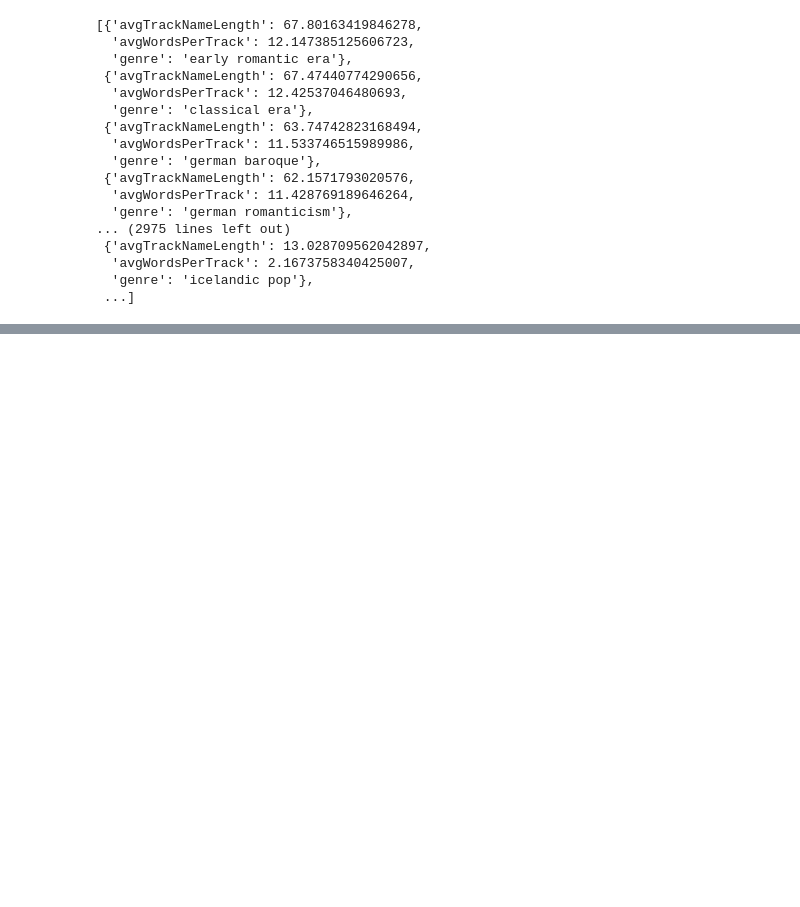
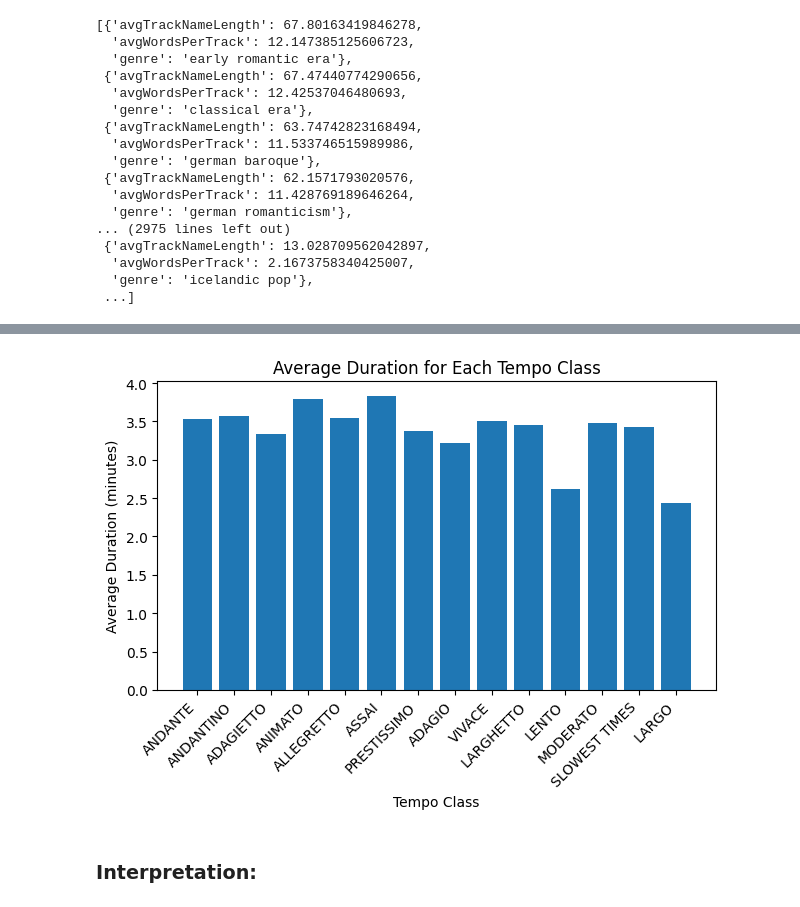
Before and after one commit to giuseppeegentile/mongtify-SMBUD-2324, a Jupyter notebook: Query analysis.ipynb, the cells around one changed output, grey strips where cells are left out. Drawn from its saved outputs; the diff is of its cells as text; code cells hidden in the pictures; blank space fills up the shorter version.

Commit message:
Query 8

```diff
--- a/Query analysis.ipynb
+++ b/Query analysis.ipynb
@@ -712,0 +780,20 @@ Top 10 genres with highest track name length (with at least 5 artists):
+# %%
+
+# After obtaining the result
+tempo_classes = [doc["tempo_class"] for doc in result_query8]
+avg_durations = [doc["avg_duration"] for doc in result_query8]
+
+# Plotting the histogram
+plt.bar(tempo_classes, avg_durations)
+plt.xlabel('Tempo Class')
+plt.ylabel('Average Duration (minutes)')
+plt.title('Average Duration for Each Tempo Class')
+plt.xticks(rotation=45, ha='right')  # Rotate x-axis labels for better readability
+plt.tight_layout()
+
+# Show the plot
+plt.show()
+# %% [output]
+[figure, added]
+# %% [markdown]
+### Interpretation:
```
Also changed, not shown: parts of 8 cells of this notebook.
